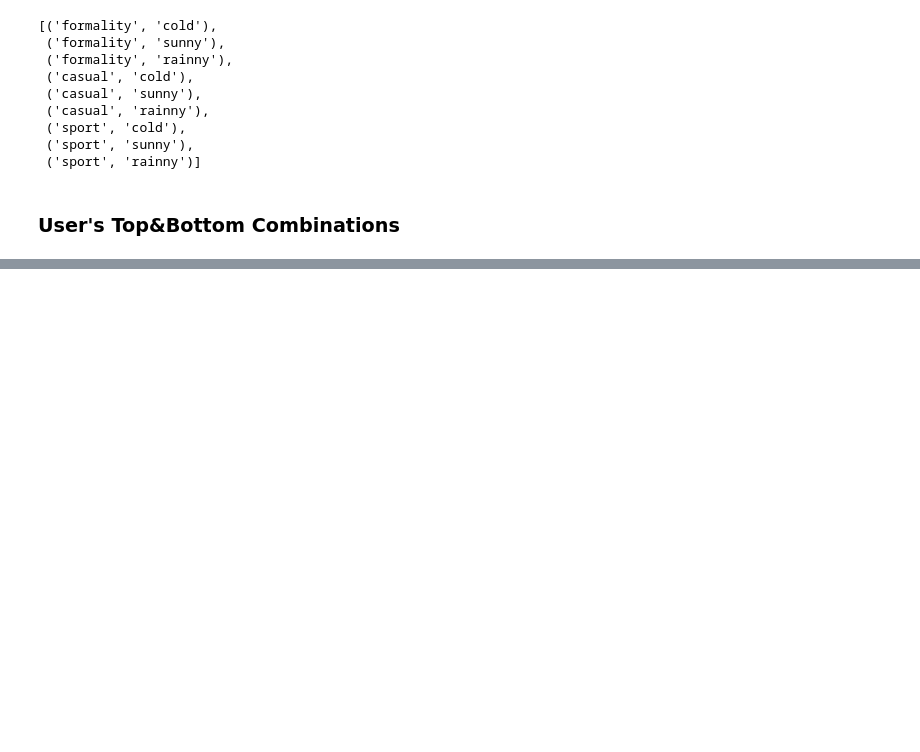
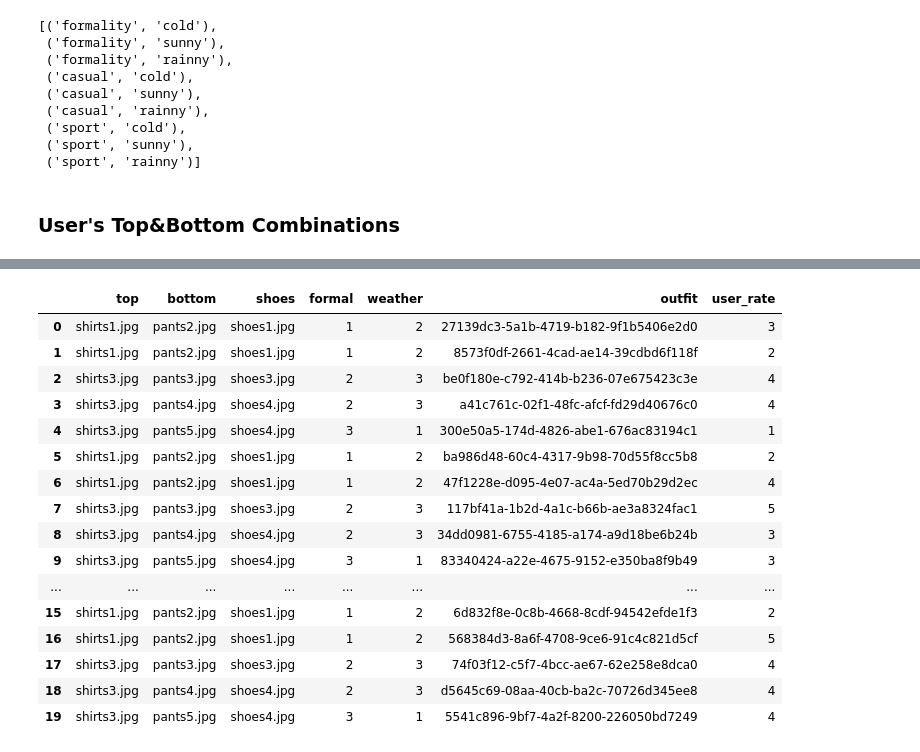
Before and after one commit to JesusTrj/FastFit_AI, a Jupyter notebook: Development/NB_Clothes_Combinatory.ipynb, the cells around one changed output, grey strips where cells are left out. Saved outputs shown, nothing was run; the diff lists cells and outputs as text; code cells hidden in the pictures; blank space fills up the shorter version.

```diff
--- a/Development/NB_Clothes_Combinatory.ipynb
+++ b/Development/NB_Clothes_Combinatory.ipynb
@@ -187,0 +215,45 @@ user_bottom = df[df["garment_type"]==2]
+# %%
+list_gar = [ ("shirts1.jpg",    "pants2.jpg","shoes1.jpg", "1", "2"),
+             ("shirts1.jpg",    "pants2.jpg","shoes1.jpg", "1", "2"),
+             ("shirts3.jpg",    "pants3.jpg","shoes3.jpg", "2", "3"),
+             ("shirts3.jpg",    "pants4.jpg","shoes4.jpg", "2", "3"),
+             ("shirts3.jpg",    "pants5.jpg","shoes4.jpg", "3", "1"),
+              ("shirts1.jpg",    "pants2.jpg","shoes1.jpg", "1", "2"),
+             ("shirts1.jpg",    "pants2.jpg","shoes1.jpg", "1", "2"),
+             ("shirts3.jpg",    "pants3.jpg","shoes3.jpg", "2", "3"),
+             ("shirts3.jpg",    "pants4.jpg","shoes4.jpg", "2", "3"),
+             ("shirts3.jpg",    "pants5.jpg","shoes4.jpg", "3", "1"),
+             ("shirts1.jpg",    "pants2.jpg","shoes1.jpg", "1", "2"),
+             ("shirts1.jpg",    "pants2.jpg","shoes1.jpg", "1", "2"),
+             ("shirts3.jpg",    "pants3.jpg","shoes3.jpg", "2", "3"),
+             ("shirts3.jpg",    "pants4.jpg","shoes4.jpg", "2", "3"),
+             ("shirts3.jpg",    "pants5.jpg","shoes4.jpg", "3", "1"),
+              ("shirts1.jpg",    "pants2.jpg","shoes1.jpg", "1", "2"),
+             ("shirts1.jpg",    "pants2.jpg","shoes1.jpg", "1", "2"),
+             ("shirts3.jpg",    "pants3.jpg","shoes3.jpg", "2", "3"),
+             ("shirts3.jpg",    "pants4.jpg","shoes4.jpg", "2", "3"),
+             ("shirts3.jpg",    "pants5.jpg","shoes4.jpg", "3", "1")]
+
+train_df = pd.DataFrame(list_gar, columns=['top', 'bottom', 'shoes', "formal", "weather"])
+train_df['outfit'] = train_df.apply(lambda x: image_joiner((x['top'], x['bottom'], x['shoes'])),axis=1)
+train_df['user_rate'] = np.random.choice(list(rate), len(train_df))
+
+train_df
+# %% [output]
+|  | top | bottom | shoes | formal | weather | outfit | user_rate |
+| 0 | shirts1.jpg | pants2.jpg | shoes1.jpg | 1 | 2 | 27139dc3-5a1b-4719-b182-9f1b5406e2d0 | 3 |
+| 1 | shirts1.jpg | pants2.jpg | shoes1.jpg | 1 | 2 | 8573f0df-2661-4cad-ae14-39cdbd6f118f | 2 |
+| 2 | shirts3.jpg | pants3.jpg | shoes3.jpg | 2 | 3 | be0f180e-c792-414b-b236-07e675423c3e | 4 |
+| 3 | shirts3.jpg | pants4.jpg | shoes4.jpg | 2 | 3 | a41c761c-02f1-48fc-afcf-fd29d40676c0 | 4 |
+| 4 | shirts3.jpg | pants5.jpg | shoes4.jpg | 3 | 1 | 300e50a5-174d-4826-abe1-676ac83194c1 | 1 |
+| 5 | shirts1.jpg | pants2.jpg | shoes1.jpg | 1 | 2 | ba986d48-60c4-4317-9b98-70d55f8cc5b8 | 2 |
+| 6 | shirts1.jpg | pants2.jpg | shoes1.jpg | 1 | 2 | 47f1228e-d095-4e07-ac4a-5ed70b29d2ec | 4 |
+| 7 | shirts3.jpg | pants3.jpg | shoes3.jpg | 2 | 3 | 117bf41a-1b2d-4a1c-b66b-ae3a8324fac1 | 5 |
+| 8 | shirts3.jpg | pants4.jpg | shoes4.jpg | 2 | 3 | 34dd0981-6755-4185-a174-a9d18be6b24b | 3 |
+| 9 | shirts3.jpg | pants5.jpg | shoes4.jpg | 3 | 1 | 83340424-a22e-4675-9152-e350ba8f9b49 | 3 |
+| ... | ... | ... | ... | ... | ... | ... | ... |
+| 15 | shirts1.jpg | pants2.jpg | shoes1.jpg | 1 | 2 | 6d832f8e-0c8b-4668-8cdf-94542efde1f3 | 2 |
+| 16 | shirts1.jpg | pants2.jpg | shoes1.jpg | 1 | 2 | 568384d3-8a6f-4708-9ce6-91c4c821d5cf | 5 |
+| 17 | shirts3.jpg | pants3.jpg | shoes3.jpg | 2 | 3 | 74f03f12-c5f7-4bcc-ae67-62e258e8dca0 | 4 |
+| 18 | shirts3.jpg | pants4.jpg | shoes4.jpg | 2 | 3 | d5645c69-08aa-40cb-ba2c-70726d345ee8 | 4 |
+| 19 | shirts3.jpg | pants5.jpg | shoes4.jpg | 3 | 1 | 5541c896-9bf7-4a2f-8200-226050bd7249 | 4 |
```
Also changed, not shown: parts of 26 cells of this notebook.
